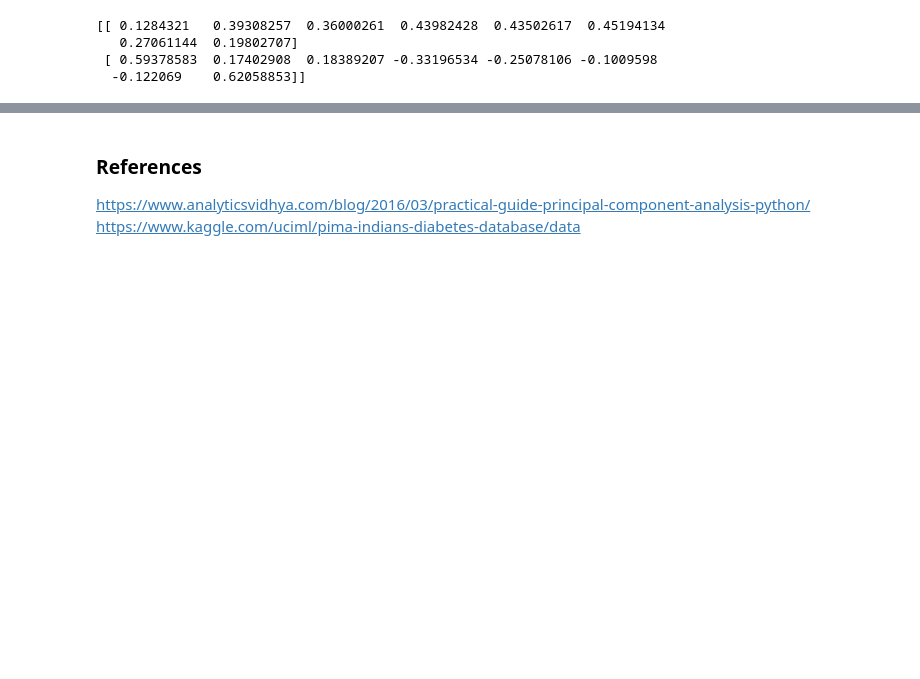
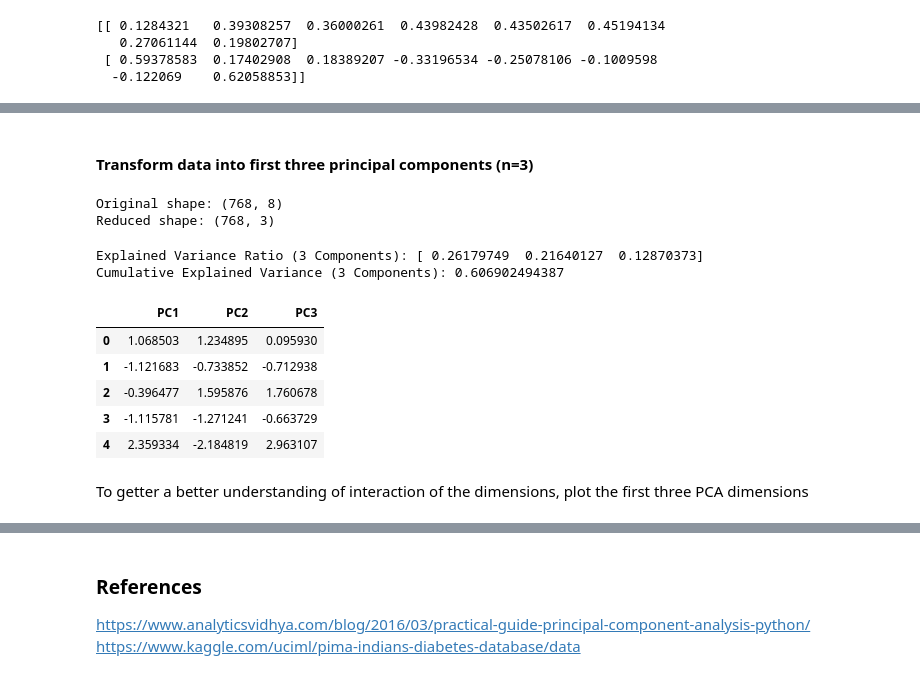
Before and after one commit to DineshVangumalli/big-data-python-class, a Jupyter notebook: Homeworks/Homework9/VANGUMALLI-HW9-dimensionalityreduction-27-Nov-2017.ipynb, the cells around one changed output, grey strips where cells are left out. Saved outputs shown, nothing was run; the diff lists cells and outputs as text; code cells hidden in the pictures; blank space fills up the shorter version.

```diff
--- a/Homeworks/Homework9/VANGUMALLI-HW9-dimensionalityreduction-27-Nov-2017.ipynb
+++ b/Homeworks/Homework9/VANGUMALLI-HW9-dimensionalityreduction-27-Nov-2017.ipynb
@@ -137,0 +277,33 @@ NameError: name 'cancer' is not defined
+# %% [markdown]
+#### Transform data into first three principal components (n=3)
+# %%
+pca3 = PCA(n_components=3)
+reduced_3X = pca3.fit_transform(X_std)
+# %%
+print("Original shape: %s" % str(X_std.shape))
+print("Reduced shape: %s" % str(reduced_3X.shape))
+# %% [output]
+Original shape: (768, 8)
+Reduced shape: (768, 3)
+# %%
+print('Explained Variance Ratio (3 Components): %s' %
+str(pca3.explained_variance_ratio_))
+print('Cumulative Explained Variance (3 Components): %s' %
+str(sum(pca3.explained_variance_ratio_)))
+# %% [output]
+Explained Variance Ratio (3 Components): [ 0.26179749  0.21640127  0.12870373]
+Cumulative Explained Variance (3 Components): 0.606902494387
+# %%
+reduced_3X = pd.DataFrame(reduced_3X)
+reduced_3X.index = reduced_3X.index
+reduced_3X.columns = ['PC1', 'PC2', 'PC3']
+reduced_3X.head()
+# %% [output]
+|  | PC1 | PC2 | PC3 |
+| 0 | 1.068503 | 1.234895 | 0.095930 |
+| 1 | -1.121683 | -0.733852 | -0.712938 |
+| 2 | -0.396477 | 1.595876 | 1.760678 |
+| 3 | -1.115781 | -1.271241 | -0.663729 |
+| 4 | 2.359334 | -2.184819 | 2.963107 |
+# %% [markdown]
+To getter a better understanding of interaction of the dimensions, plot the first three PCA dimensions
```
Also changed, not shown: parts of 61 cells of this notebook.
